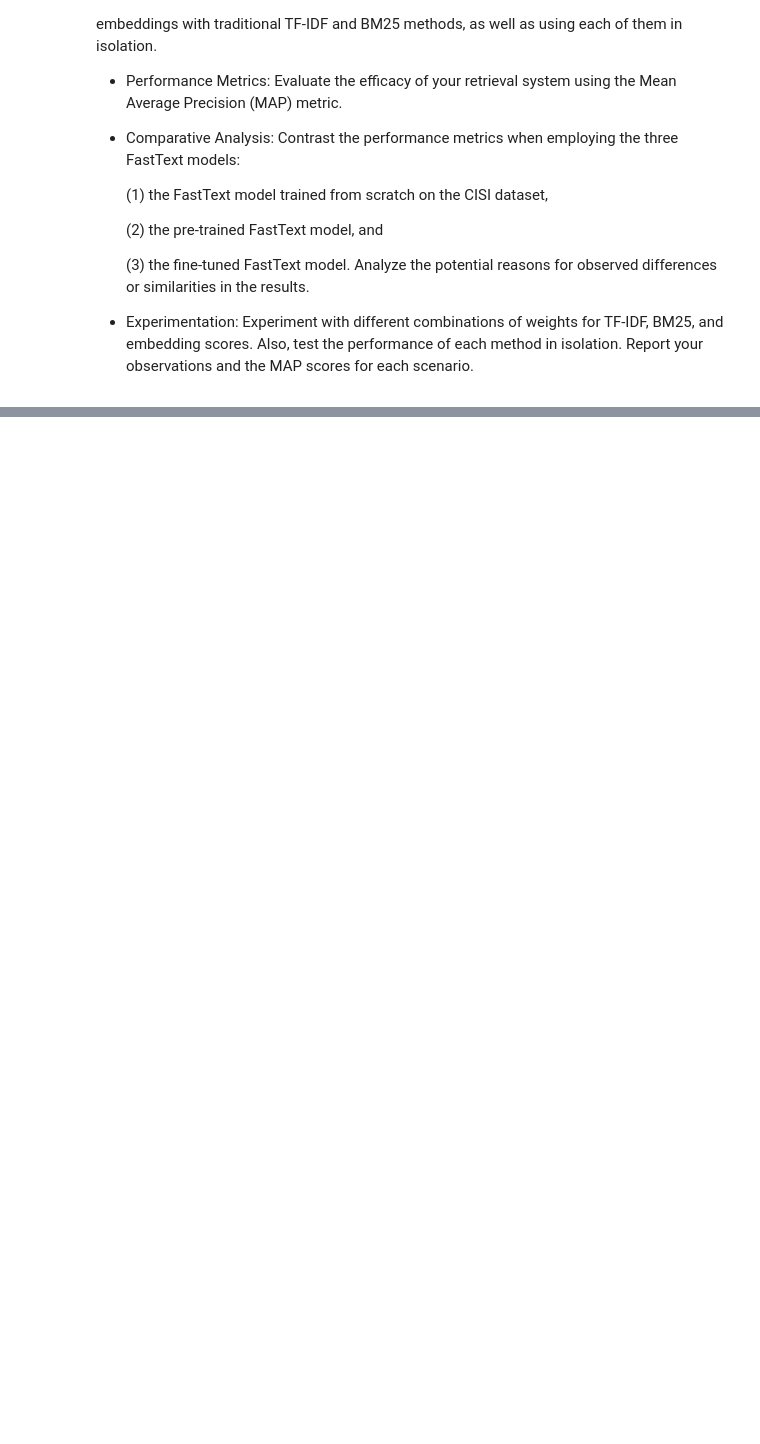
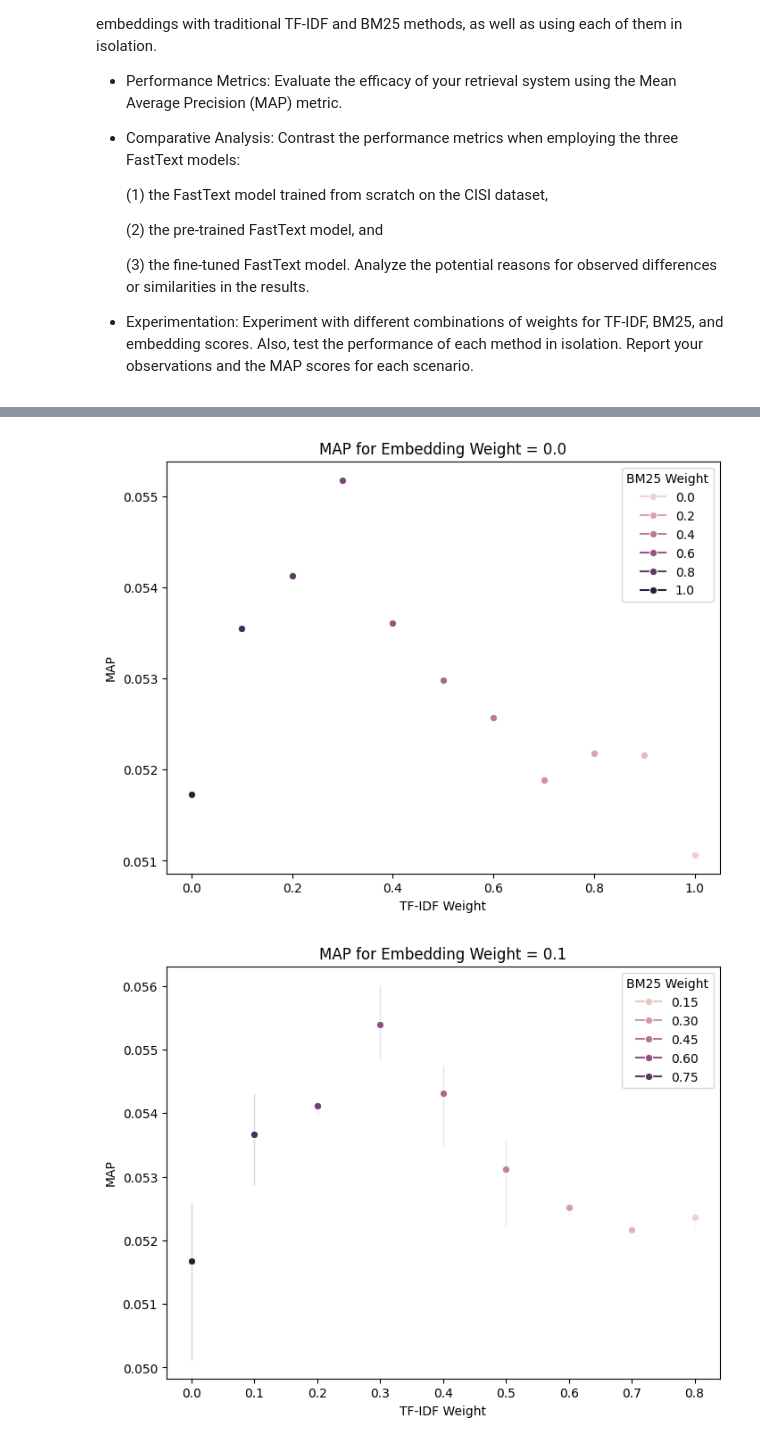
Before and after one commit to mfurkangon/cs533, a Jupyter notebook: HW/HW1/hw.ipynb, the cells around one changed output, grey strips where cells are left out. Drawn from its saved outputs; the diff is of its cells as text; code cells hidden in the pictures; blank space fills up the shorter version.

```diff
--- a/HW/HW1/hw.ipynb
+++ b/HW/HW1/hw.ipynb
@@ -425,0 +631,28 @@ well as using each of them in isolation.
+# %%
+def plot_map_for_embedding_fixed(results_df, embedding_weight_value):
+    # Filter for the fixed embedding weight
+    subset = results_df[results_df['Embedding Weight'] == embedding_weight_value]
+
+    # Plot MAP against varying TF-IDF and BM25 Weights
+    plt.figure(figsize=(8, 6))
+    sns.lineplot(data=subset, x="TF-IDF Weight", y="MAP", hue="BM25 Weight", marker='o')
+    plt.title(f"MAP for Embedding Weight = {embedding_weight_value}")
+    plt.xlabel("TF-IDF Weight")
+    plt.ylabel("MAP")
+    plt.legend(title="BM25 Weight")
+    plt.show()
+
+plot_map_for_embedding_fixed(results_df, 0.0)
+plot_map_for_embedding_fixed(results_df, 0.1)
+plot_map_for_embedding_fixed(results_df, 0.2)
+plot_map_for_embedding_fixed(results_df, 0.3)
+plot_map_for_embedding_fixed(results_df, 0.4)
+plot_map_for_embedding_fixed(results_df, 0.5)
+plot_map_for_embedding_fixed(results_df, 0.6)
+plot_map_for_embedding_fixed(results_df, 0.7)
+plot_map_for_embedding_fixed(results_df, 0.8)
+plot_map_for_embedding_fixed(results_df, 0.9)
+plot_map_for_embedding_fixed(results_df, 1.0)
+# %% [output]
+[figure, added]
+[figure, added]
```
Also changed, not shown: parts of 29 cells of this notebook, 2 other files.
